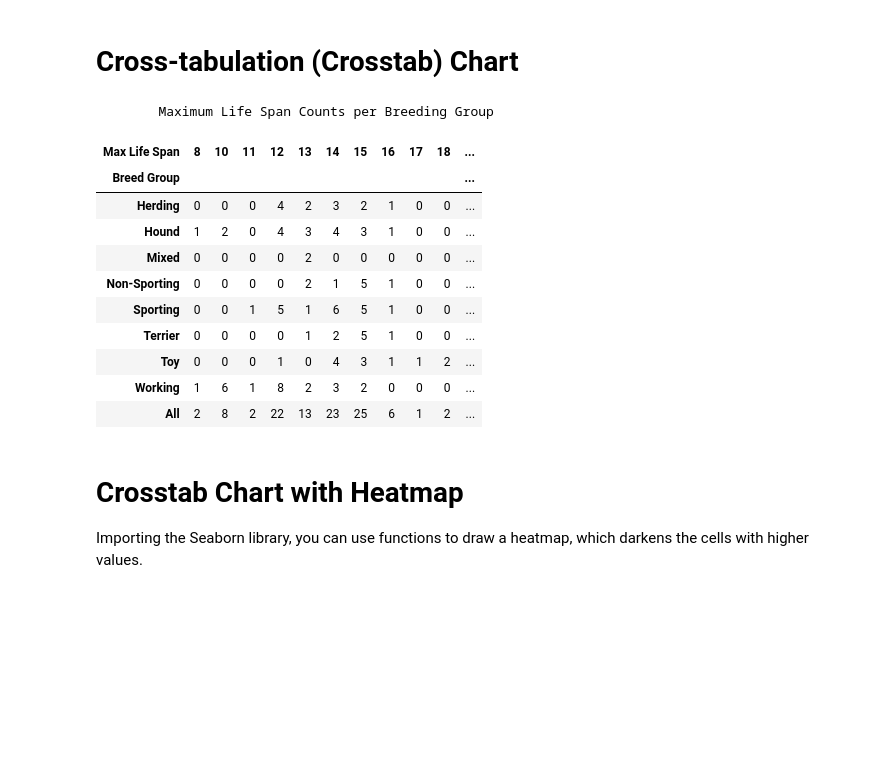
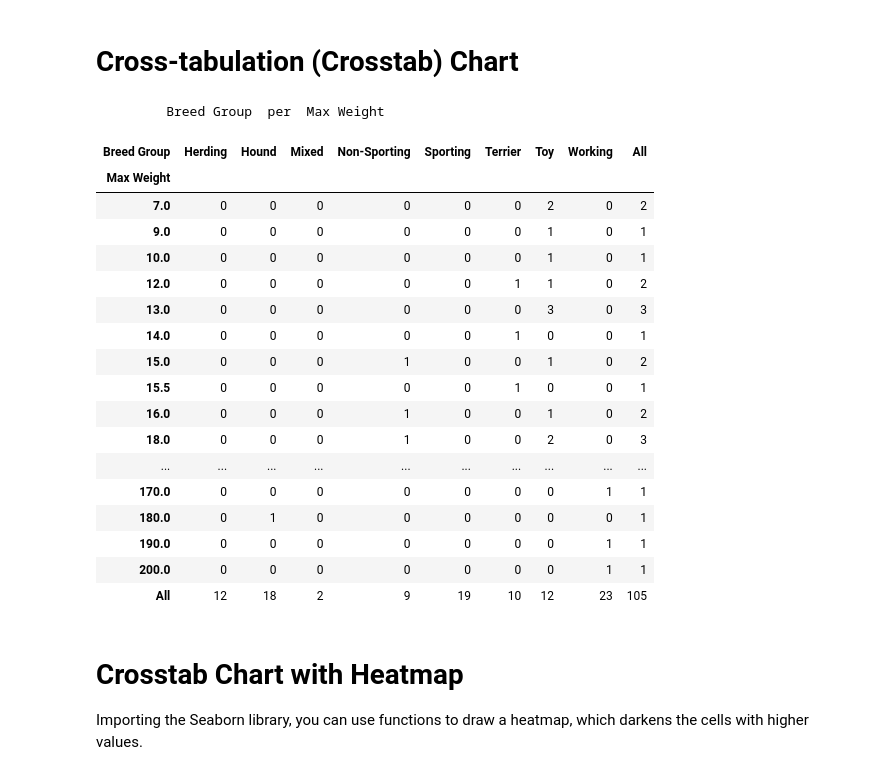
Before and after one commit to Glen-Sasek-PCC-Instructor/ipynb, a Jupyter notebook: dogs/dogs_crosstab.ipynb, the cells around one changed output. Cells and saved outputs as stored; diff of their text form; code cells hidden in the pictures; blank space fills up the shorter version.

```diff
--- a/dogs/dogs_crosstab.ipynb
+++ b/dogs/dogs_crosstab.ipynb
@@ -39,24 +39,34 @@ Click on the share link at the top right corner of this Notebook and change so '
 # Cross-tabulation (Crosstab) Chart
 # %%
 # Add a title to the chart using Python print() statement
-print('\tMaximum Life Span Counts per Breeding Group\n')
+row='Max Weight'
+column='Breed Group'
+
+print('\t',column, ' per ', row, '\n')
 
 # Create the crosstab chart, specify two column names: index = the rows, and
 # columns = the columns.
-pd.crosstab(index=df['Breed Group'], columns=[df['Max Life Span']], margins=True)
+pd.crosstab(index=df[row], columns=[df[column]], margins=True)
 # %% [output]
-        Maximum Life Span Counts per Breeding Group
+         Breed Group  per  Max Weight
-| Max Life Span | 8 | 10 | 11 | 12 | 13 | 14 | 15 | 16 | 17 | 18 | ... |
-| Breed Group |  |  |  |  |  |  |  |  |  |  | ... |
-| Herding | 0 | 0 | 0 | 4 | 2 | 3 | 2 | 1 | 0 | 0 | ... |
-| Hound | 1 | 2 | 0 | 4 | 3 | 4 | 3 | 1 | 0 | 0 | ... |
-| Mixed | 0 | 0 | 0 | 0 | 2 | 0 | 0 | 0 | 0 | 0 | ... |
-| Non-Sporting | 0 | 0 | 0 | 0 | 2 | 1 | 5 | 1 | 0 | 0 | ... |
-| Sporting | 0 | 0 | 1 | 5 | 1 | 6 | 5 | 1 | 0 | 0 | ... |
-| Terrier | 0 | 0 | 0 | 0 | 1 | 2 | 5 | 1 | 0 | 0 | ... |
-| Toy | 0 | 0 | 0 | 1 | 0 | 4 | 3 | 1 | 1 | 2 | ... |
-| Working | 1 | 6 | 1 | 8 | 2 | 3 | 2 | 0 | 0 | 0 | ... |
-| All | 2 | 8 | 2 | 22 | 13 | 23 | 25 | 6 | 1 | 2 | ... |
+| Breed Group | Herding | Hound | Mixed | Non-Sporting | Sporting | Terrier | Toy | Working | All |
+| Max Weight |  |  |  |  |  |  |  |  |  |
+| 7.0 | 0 | 0 | 0 | 0 | 0 | 0 | 2 | 0 | 2 |
+| 9.0 | 0 | 0 | 0 | 0 | 0 | 0 | 1 | 0 | 1 |
+| 10.0 | 0 | 0 | 0 | 0 | 0 | 0 | 1 | 0 | 1 |
+| 12.0 | 0 | 0 | 0 | 0 | 0 | 1 | 1 | 0 | 2 |
+| 13.0 | 0 | 0 | 0 | 0 | 0 | 0 | 3 | 0 | 3 |
+| 14.0 | 0 | 0 | 0 | 0 | 0 | 1 | 0 | 0 | 1 |
+| 15.0 | 0 | 0 | 0 | 1 | 0 | 0 | 1 | 0 | 2 |
+| 15.5 | 0 | 0 | 0 | 0 | 0 | 1 | 0 | 0 | 1 |
+| 16.0 | 0 | 0 | 0 | 1 | 0 | 0 | 1 | 0 | 2 |
+| 18.0 | 0 | 0 | 0 | 1 | 0 | 0 | 2 | 0 | 3 |
+| ... | ... | ... | ... | ... | ... | ... | ... | ... | ... |
+| 170.0 | 0 | 0 | 0 | 0 | 0 | 0 | 0 | 1 | 1 |
+| 180.0 | 0 | 1 | 0 | 0 | 0 | 0 | 0 | 0 | 1 |
+| 190.0 | 0 | 0 | 0 | 0 | 0 | 0 | 0 | 1 | 1 |
+| 200.0 | 0 | 0 | 0 | 0 | 0 | 0 | 0 | 1 | 1 |
+| All | 12 | 18 | 2 | 9 | 19 | 10 | 12 | 23 | 105 |
 # %% [markdown]
 # Crosstab Chart with Heatmap
 
```
Also changed, not shown: 1 other file.
